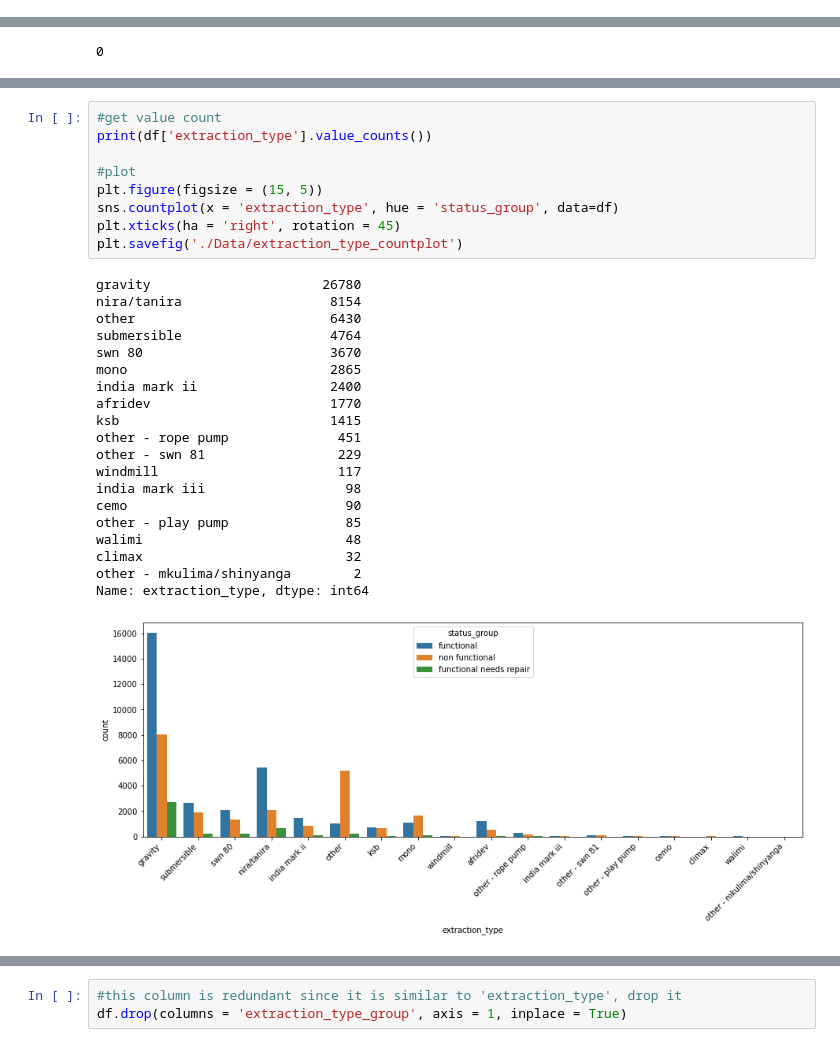
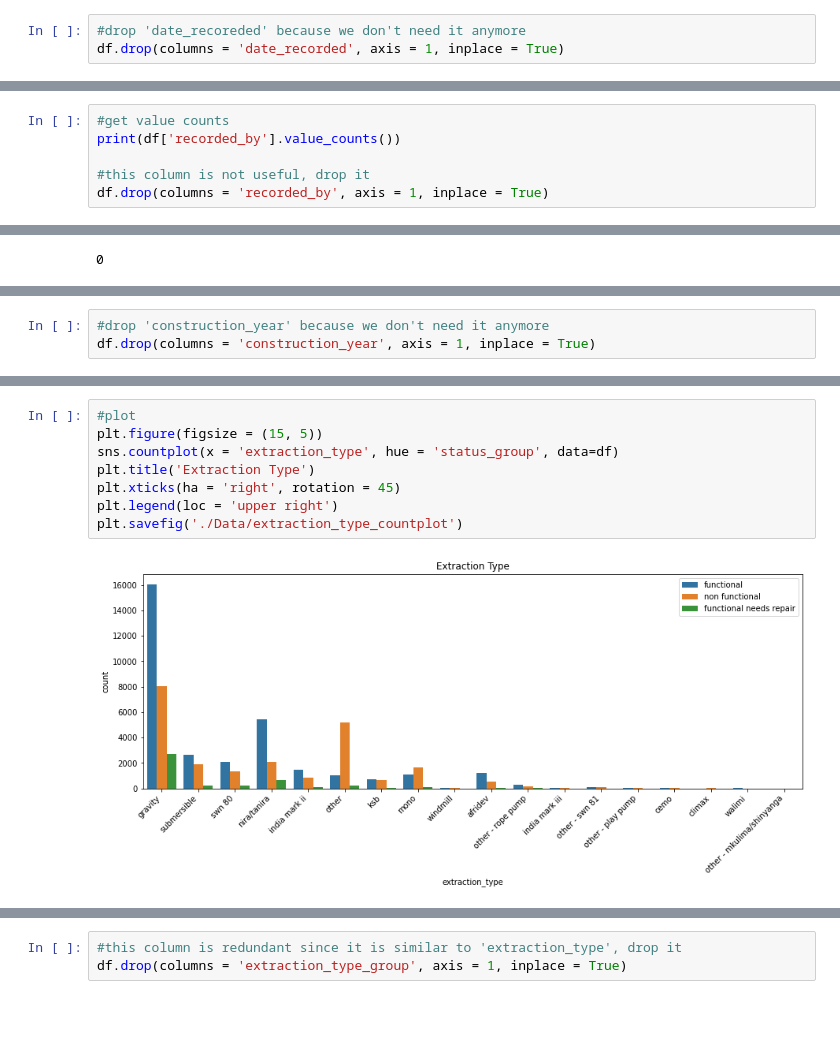
Before and after one commit to baotramduong/Portfolio_Project_Ternary_Classification_Tanzanian_Water_Crisis, a Jupyter notebook: Part I - EDA.ipynb, the cells around one changed output, grey strips where cells are left out. Drawn from its saved outputs; the diff is of its cells as text; blank space fills up the shorter version.

```diff
--- a/Part I - EDA.ipynb
+++ b/Part I - EDA.ipynb
@@ -232,0 +339,3 @@ Name: funder, Length: 1897, dtype: int64
+# %%
+#drop 'date_recoreded' because we don't need it anymore
+df.drop(columns = 'date_recorded', axis = 1, inplace = True)
@@ -420,0 +744,6 @@ Name: scheme_management, dtype: int64
+# %%
+#get value counts
+print(df['recorded_by'].value_counts())
+
+#this column is not useful, drop it
+df.drop(columns = 'recorded_by', axis = 1, inplace = True)
@@ -527,0 +925,3 @@ plt.savefig('./Data/age_countplot')
+# %%
+#drop 'construction_year' because we don't need it anymore
+df.drop(columns = 'construction_year', axis = 1, inplace = True)
@@ -528,30 +954,10 @@ plt.savefig('./Data/age_countplot')
 # %%
-#get value count
-print(df['extraction_type'].value_counts())
-
 #plot
 plt.figure(figsize = (15, 5))
 sns.countplot(x = 'extraction_type', hue = 'status_group', data=df)
+plt.title('Extraction Type')
 plt.xticks(ha = 'right', rotation = 45)
+plt.legend(loc = 'upper right')
 plt.savefig('./Data/extraction_type_countplot')
 # %% [output]
-gravity                      26780
-nira/tanira                   8154
-other                         6430
-submersible                   4764
-swn 80                        3670
-mono                          2865
-india mark ii                 2400
-afridev                       1770
-ksb                           1415
-other - rope pump              451
-other - swn 81                 229
-windmill                       117
-india mark iii                  98
-cemo                            90
-other - play pump               85
-walimi                          48
-climax                          32
-other - mkulima/shinyanga        2
-Name: extraction_type, dtype: int64
-[figure, old version]
+[figure, new version]
```
Also changed, not shown: parts of 148 cells of this notebook.
